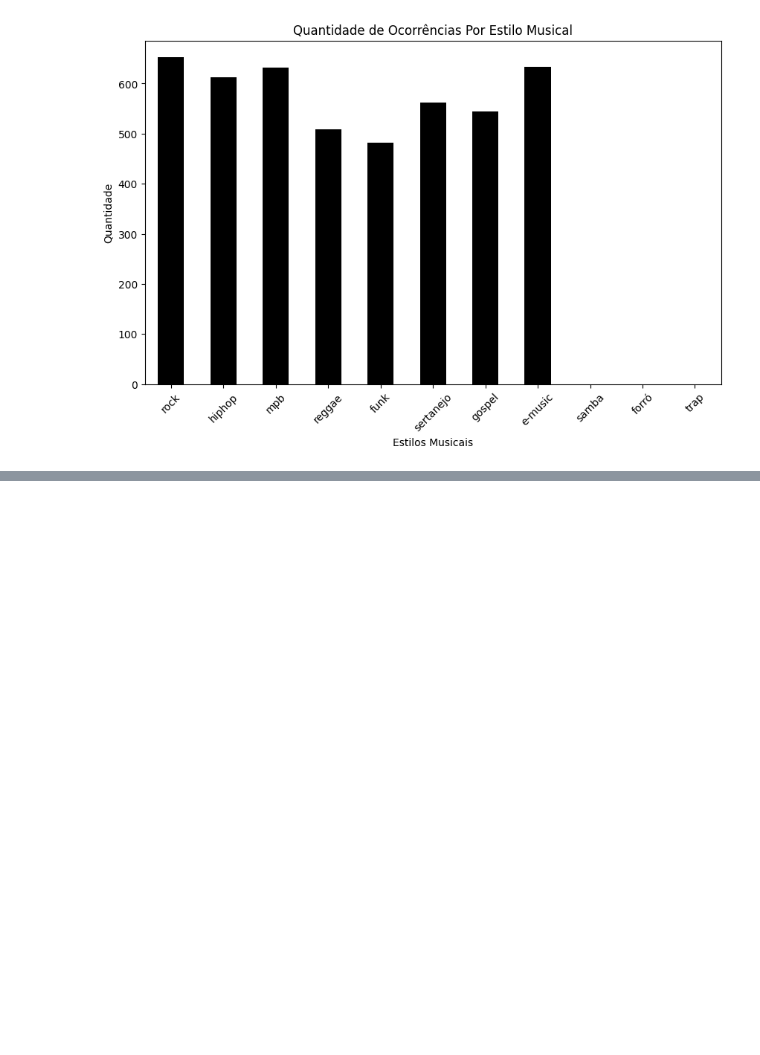
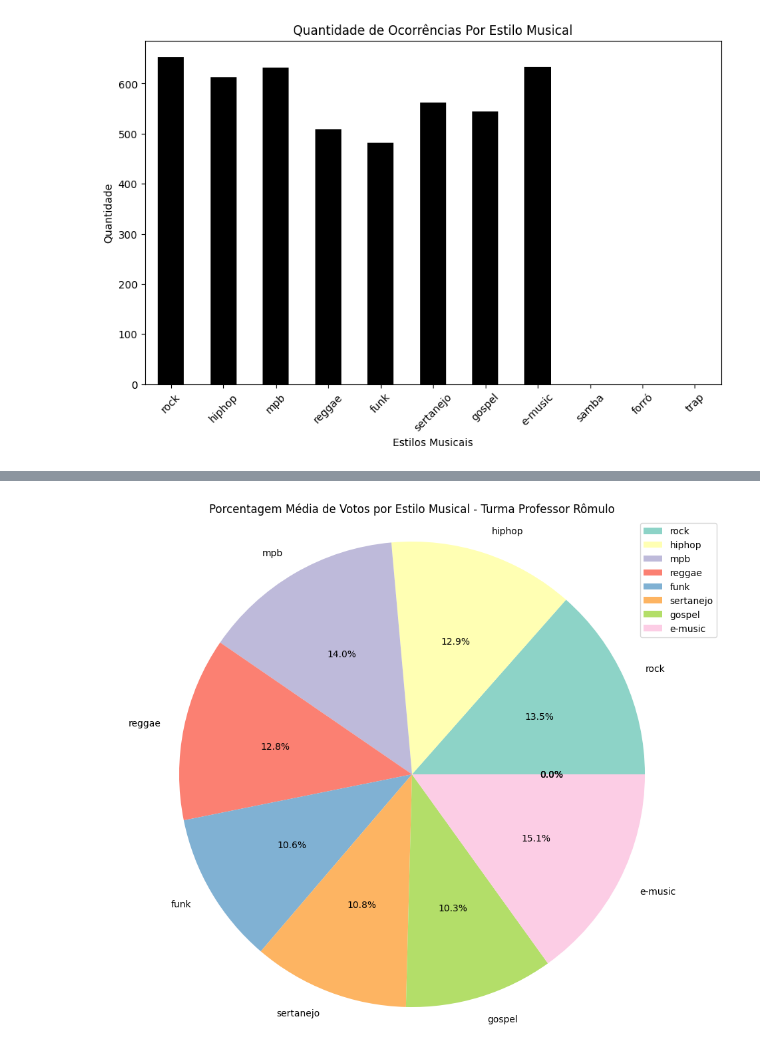
Before and after one commit to maclausk/python-ia-senai-df, a Jupyter notebook: 22082024.ipynb, the cells around one changed output, grey strips where cells are left out. Saved outputs shown, nothing was run; the diff lists cells and outputs as text; code cells hidden in the pictures; blank space fills up the shorter version.

```diff
--- a/22082024.ipynb
+++ b/22082024.ipynb
@@ -284,0 +440,29 @@ AttributeError: 'numpy.float64' object has no attribute 'plot'
+# %%
+import matplotlib.pyplot as plt
+import seaborn as sns
+
+# Cores para o gráfico de pizza
+colors = sns.color_palette("Set3", len(professor_romulo_soma))
+
+# Configurando o tamanho da figura
+plt.figure(figsize=(12, 10))
+
+# Plotando o gráfico de pizza
+professor_romulo_soma.plot(kind='pie', autopct='%1.1f%%', colors=colors)
+
+# Configurando o gráfico para ser circular
+plt.axis('equal')
+
+# Adicionando a legenda no canto superior direito
+plt.legend(loc='upper right')
+
+# Removendo o rótulo do eixo y
+plt.ylabel('')
+
+# Adicionando um título ao gráfico
+plt.title('Porcentagem Média de Votos por Estilo Musical - Turma Professor Rômulo')
+
+# Exibindo o gráfico
+plt.show()
+# %% [output]
+[figure, added]
```
Also changed, not shown: parts of 30 cells of this notebook, 6 other files.
